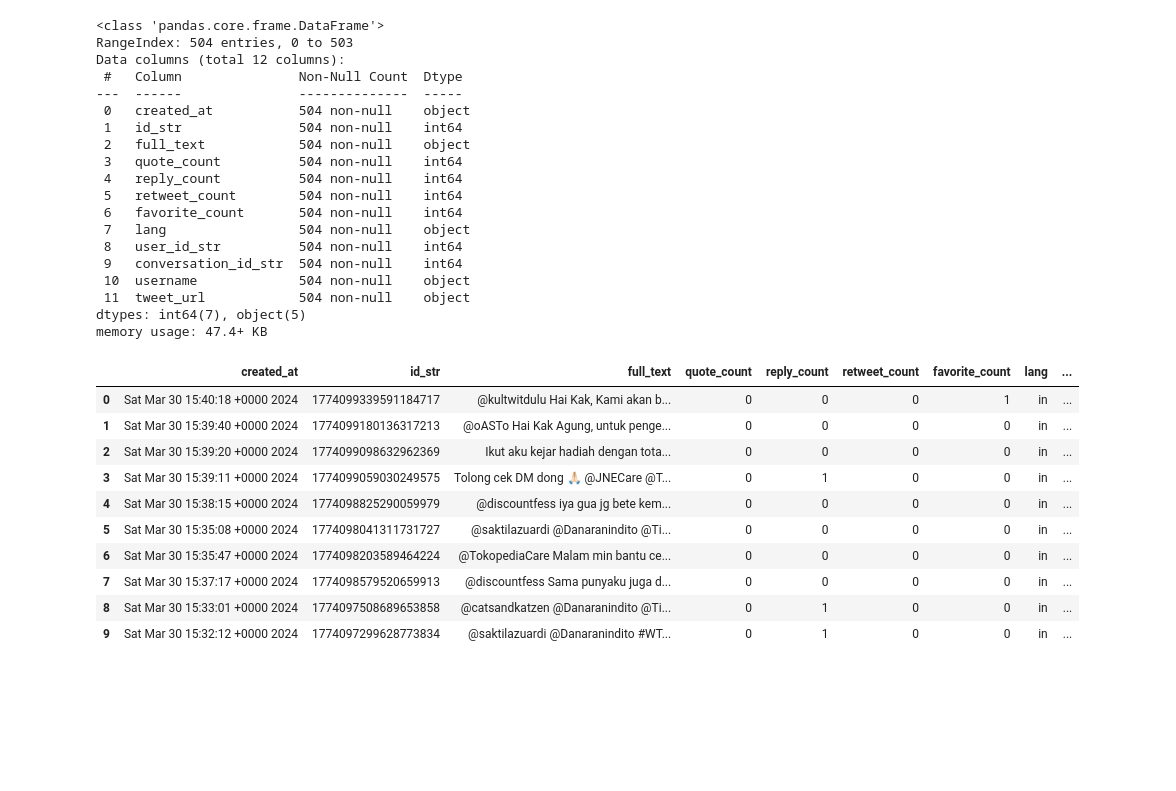
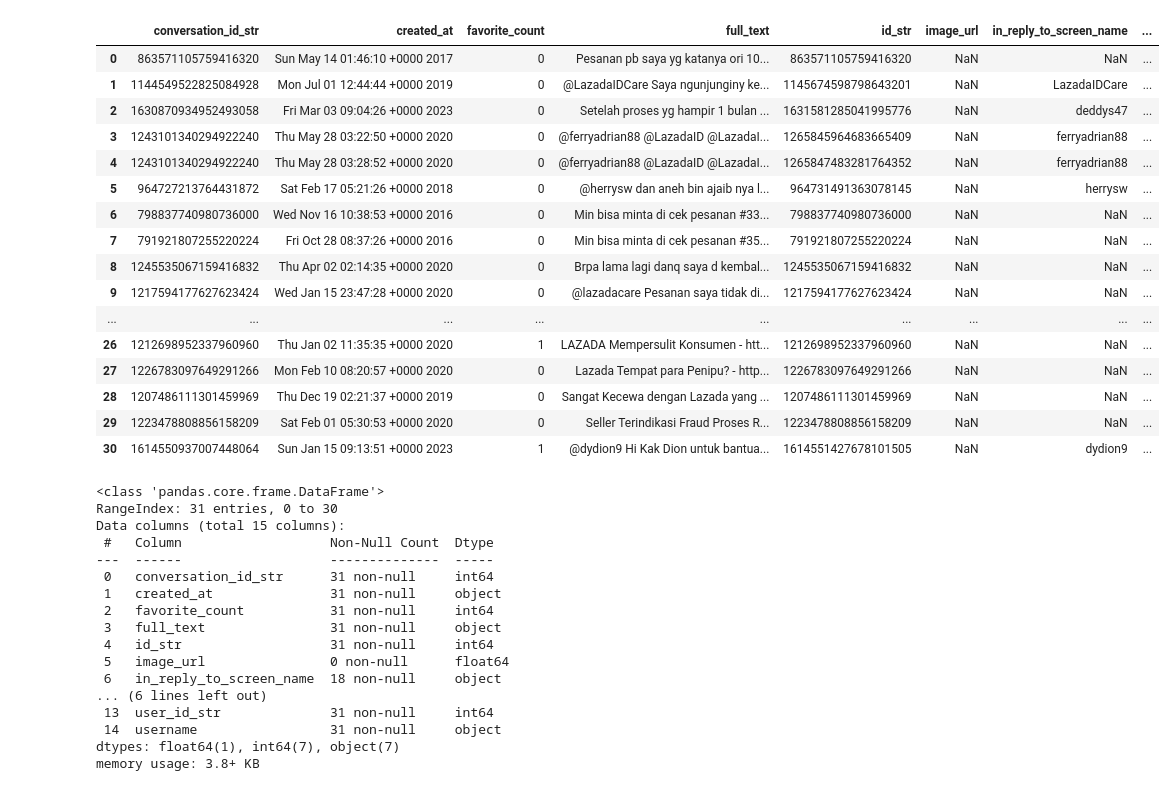
Before and after one commit to VindiSovia/Analisis_Sentimen, a Jupyter notebook: CRAWLING_DATA_X.ipynb, the cells around one changed output. Cells and saved outputs as stored; diff of their text form; code cells hidden in the pictures; blank space fills up the shorter version.

Commit message:
pembenaran code dan update versi tweet harvest

```diff
--- a/CRAWLING_DATA_X.ipynb
+++ b/CRAWLING_DATA_X.ipynb
@@ -55,36 +71,49 @@ data = pd.read_csv("/content/tweets-data/ofc_tokopedia.csv", sep=";")
+# %%
+import pandas as pd
+
+# Specify the path to your CSV file
+file_path = f"tweets-data/{filename}"
+
+# Read the CSV file into a pandas DataFrame
+df = pd.read_csv(file_path, delimiter=",")
+
+# Display the DataFrame
+display(df)
+# %% [output]
+|  | conversation_id_str | created_at | favorite_count | full_text | id_str | image_url | in_reply_to_screen_name | ... |
+| 0 | 863571105759416320 | Sun May 14 01:46:10 +0000 2017 | 0 | Pesanan pb saya yg katanya ori 10... | 863571105759416320 | NaN | NaN | ... |
+| 1 | 1144549522825084928 | Mon Jul 01 12:44:44 +0000 2019 | 0 | @LazadaIDCare Saya ngunjunginy ke... | 1145674598798643201 | NaN | LazadaIDCare | ... |
+| 2 | 1630870934952493058 | Fri Mar 03 09:04:26 +0000 2023 | 0 | Setelah proses yg hampir 1 bulan ... | 1631581285041995776 | NaN | deddys47 | ... |
+| 3 | 1243101340294922240 | Thu May 28 03:22:50 +0000 2020 | 0 | @ferryadrian88 @LazadaID @LazadaI... | 1265845964683665409 | NaN | ferryadrian88 | ... |
+| 4 | 1243101340294922240 | Thu May 28 03:28:52 +0000 2020 | 0 | @ferryadrian88 @LazadaID @LazadaI... | 1265847483281764352 | NaN | ferryadrian88 | ... |
+| 5 | 964727213764431872 | Sat Feb 17 05:21:26 +0000 2018 | 0 | @herrysw dan aneh bin ajaib nya l... | 964731491363078145 | NaN | herrysw | ... |
+| 6 | 798837740980736000 | Wed Nov 16 10:38:53 +0000 2016 | 0 | Min bisa minta di cek pesanan #33... | 798837740980736000 | NaN | NaN | ... |
+| 7 | 791921807255220224 | Fri Oct 28 08:37:26 +0000 2016 | 0 | Min bisa minta di cek pesanan #35... | 791921807255220224 | NaN | NaN | ... |
+| 8 | 1245535067159416832 | Thu Apr 02 02:14:35 +0000 2020 | 0 | Brpa lama lagi danq saya d kembal... | 1245535067159416832 | NaN | NaN | ... |
+| 9 | 1217594177627623424 | Wed Jan 15 23:47:28 +0000 2020 | 0 | @lazadacare Pesanan saya tidak di... | 1217594177627623424 | NaN | NaN | ... |
+| ... | ... | ... | ... | ... | ... | ... | ... | ... |
+| 26 | 1212698952337960960 | Thu Jan 02 11:35:35 +0000 2020 | 1 | LAZADA Mempersulit Konsumen - htt... | 1212698952337960960 | NaN | NaN | ... |
+| 27 | 1226783097649291266 | Mon Feb 10 08:20:57 +0000 2020 | 0 | Lazada Tempat para Penipu? - http... | 1226783097649291266 | NaN | NaN | ... |
+| 28 | 1207486111301459969 | Thu Dec 19 02:21:37 +0000 2019 | 0 | Sangat Kecewa dengan Lazada yang ... | 1207486111301459969 | NaN | NaN | ... |
+| 29 | 1223478808856158209 | Sat Feb 01 05:30:53 +0000 2020 | 0 | Seller Terindikasi Fraud Proses R... | 1223478808856158209 | NaN | NaN | ... |
+| 30 | 1614550937007448064 | Sun Jan 15 09:13:51 +0000 2023 | 1 | @dydion9 Hi Kak Dion untuk bantua... | 1614551427678101505 | NaN | dydion9 | ... |
 # %%
-data.info()
+df.info()
 # %% [output]
 <class 'pandas.core.frame.DataFrame'>
-RangeIndex: 504 entries, 0 to 503
-Data columns (total 12 columns):
- #   Column               Non-Null Count  Dtype
----  ------               --------------  -----
- 0   created_at           504 non-null    object
- 1   id_str               504 non-null    int64
- 2   full_text            504 non-null    object
- 3   quote_count          504 non-null    int64
- 4   reply_count          504 non-null    int64
- 5   retweet_count        504 non-null    int64
- 6   favorite_count       504 non-null    int64
- 7   lang                 504 non-null    object
- 8   user_id_str          504 non-null    int64
- 9   conversation_id_str  504 non-null    int64
- 10  username             504 non-null    object
- 11  tweet_url            504 non-null    object
-dtypes: int64(7), object(5)
-memory usage: 47.4+ KB
+RangeIndex: 31 entries, 0 to 30
+Data columns (total 15 columns):
+ #   Column                   Non-Null Count  Dtype
+---  ------                   --------------  -----
+ 0   conversation_id_str      31 non-null     int64
+ 1   created_at               31 non-null     object
+ 2   favorite_count           31 non-null     int64
+ 3   full_text                31 non-null     object
+ 4   id_str                   31 non-null     int64
+ 5   image_url                0 non-null      float64
+ 6   in_reply_to_screen_name  18 non-null     object
+... (6 lines left out)
+ 13  user_id_str              31 non-null     int64
+ 14  username                 31 non-null     object
+dtypes: float64(1), int64(7), object(7)
+memory usage: 3.8+ KB
-# %%
-data.head(10)
-# %% [output]
-|  | created_at | id_str | full_text | quote_count | reply_count | retweet_count | favorite_count | lang | ... |
-| 0 | Sat Mar 30 15:40:18 +0000 2024 | 1774099339591184717 | @kultwitdulu Hai Kak, Kami akan b... | 0 | 0 | 0 | 1 | in | ... |
-| 1 | Sat Mar 30 15:39:40 +0000 2024 | 1774099180136317213 | @oASTo Hai Kak Agung, untuk penge... | 0 | 0 | 0 | 0 | in | ... |
-| 2 | Sat Mar 30 15:39:20 +0000 2024 | 1774099098632962369 | Ikut aku kejar hadiah dengan tota... | 0 | 0 | 0 | 0 | in | ... |
-| 3 | Sat Mar 30 15:39:11 +0000 2024 | 1774099059030249575 | Tolong cek DM dong 🙏🏻 @JNECare @T... | 0 | 1 | 0 | 0 | in | ... |
-| 4 | Sat Mar 30 15:38:15 +0000 2024 | 1774098825290059979 | @discountfess iya gua jg bete kem... | 0 | 0 | 0 | 0 | in | ... |
-| 5 | Sat Mar 30 15:35:08 +0000 2024 | 1774098041311731727 | @saktilazuardi @Danaranindito @Ti... | 0 | 0 | 0 | 0 | in | ... |
-| 6 | Sat Mar 30 15:35:47 +0000 2024 | 1774098203589464224 | @TokopediaCare Malam min bantu ce... | 0 | 0 | 0 | 0 | in | ... |
-| 7 | Sat Mar 30 15:37:17 +0000 2024 | 1774098579520659913 | @discountfess Sama punyaku juga d... | 0 | 0 | 0 | 0 | in | ... |
-| 8 | Sat Mar 30 15:33:01 +0000 2024 | 1774097508689653858 | @catsandkatzen @Danaranindito @Ti... | 0 | 1 | 0 | 0 | in | ... |
-| 9 | Sat Mar 30 15:32:12 +0000 2024 | 1774097299628773834 | @saktilazuardi @Danaranindito #WT... | 0 | 1 | 0 | 0 | in | ... |
```
Also changed, not shown: parts of 11 cells of this notebook.
